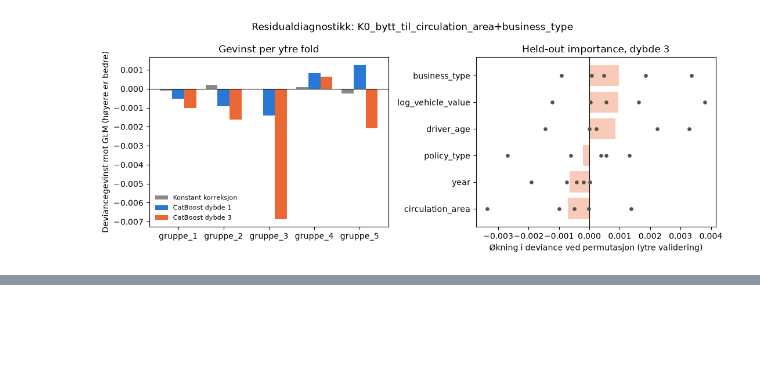
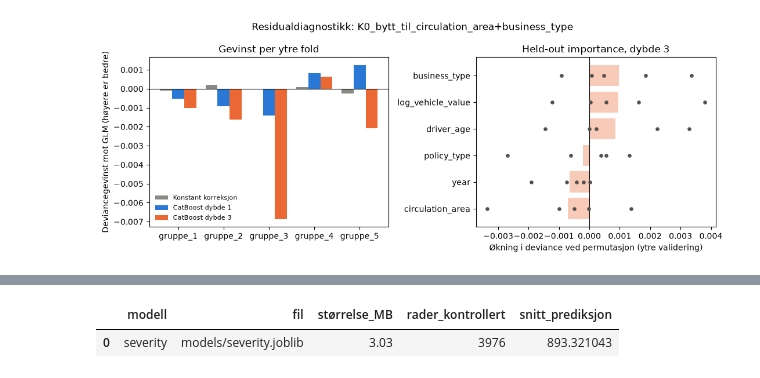
Before and after one commit to MarkusBjerkaas/Motor-Insurance-GLM-ML, a Jupyter notebook: glm_pricing_severity.ipynb, the cells around one changed output, grey strips where cells are left out. Cells and saved outputs as stored; diff of their text form; code cells hidden in the pictures; blank space fills up the shorter version.

```diff
--- a/glm_pricing_severity.ipynb
+++ b/glm_pricing_severity.ipynb
@@ -64,14 +68,16 @@ flere skader gir mer presis informasjon om underliggende severity.
 # %%
-frames = build_development_frames()
-development = frames["development"]
-assert_development_years(development)
-
-severity_inputs = build_severity_inputs(development)
-model_frame = severity_inputs["model_frame"]
-severity_frame = severity_inputs["severity_frame"]
-
-assert len(severity_frame) == 5_698
-assert severity_frame["insured_id"].nunique() == 5_323
-assert severity_frame["property_claims"].sum() == 9_979
-
-display(summarize_severity_selection(model_frame, severity_frame))
+# Kolonnene som er tilgjengelige for modellene. Selve modellvalget står i §4.
+AVAILABLE_COLUMNS = [
+    "policy_type",
+    "year",
+    "driver_age",
+    "log_vehicle_value",
+    "performance_hp_per_tonne",
+    "fuel_type",
+    "circulation_area",
+    "municipality_type",
+    "payment_frequency",
+    "business_type",
+    "vehicle_brand_pooled",
+    "seats",
+]
@@ -531,0 +595,5 @@ fravær av struktur: 5 698 skadeår gir lav statistisk styrke.
+# %%
+display(lock_glm("severity", final_specification, final_fit, final_design, development))
+# %% [output]
+|  | modell | fil | størrelse_MB | rader_kontrollert | snitt_prediksjon |
+| 0 | severity | models/severity.joblib | 3.03 | 3976 | 893.321043 |
```
Also changed, not shown: parts of 24 cells of this notebook, 24 other files.
